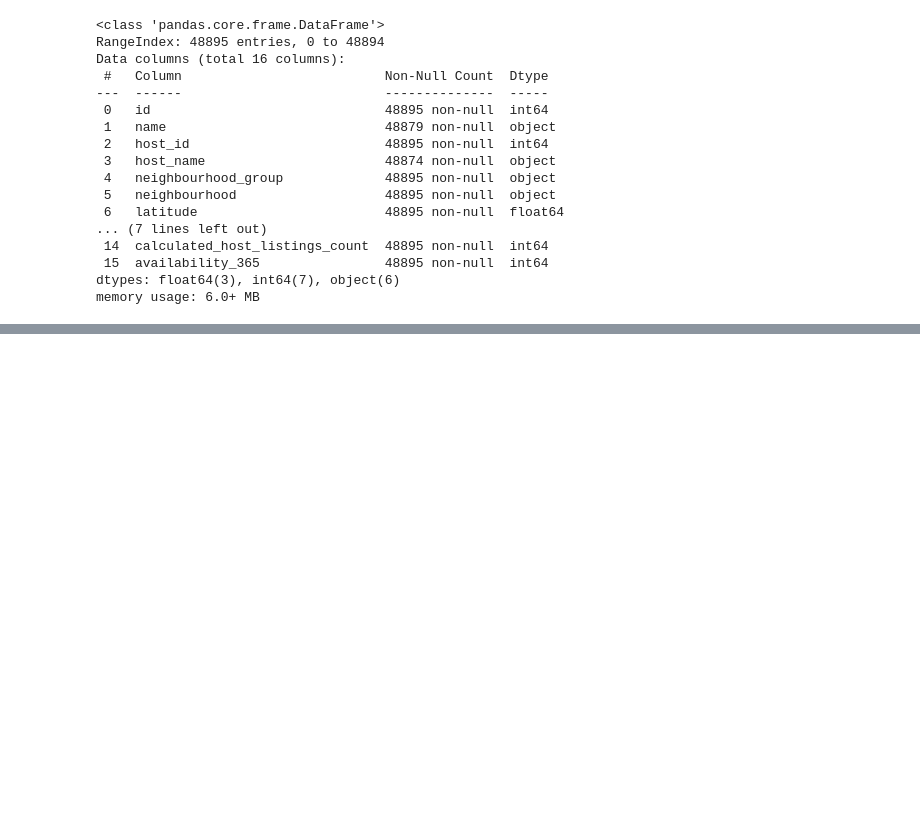
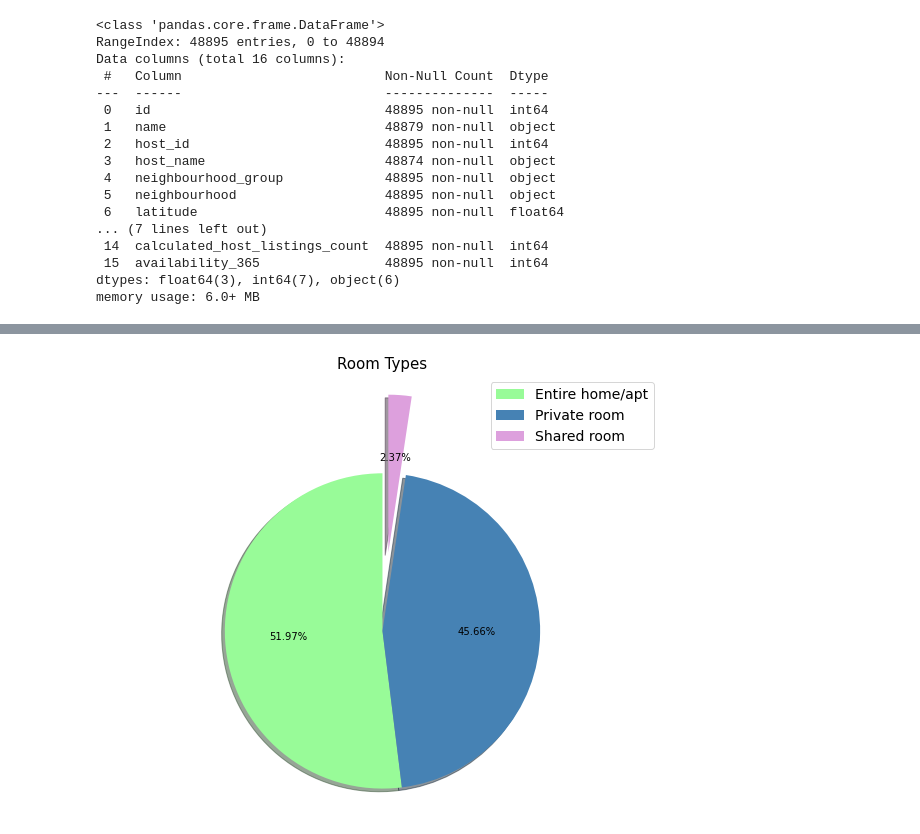
Before and after one commit to Aleksit0/EDA-Scripts, a Jupyter notebook: NewYork_Airbnb.ipynb, the cells around one changed output, grey strips where cells are left out. Drawn from its saved outputs; the diff is of its cells as text; code cells hidden in the pictures; blank space fills up the shorter version.

Commit message:
done first plotting, pie chart

```diff
--- a/NewYork_Airbnb.ipynb
+++ b/NewYork_Airbnb.ipynb
@@ -33,3 +33,6 @@ Data columns (total 16 columns):
  15  availability_365                48895 non-null  int64
 dtypes: float64(3), int64(7), object(6)
 memory usage: 6.0+ MB
+# %%
+ny_data.fillna(0, inplace = True)
+sum(ny_data.duplicated())
@@ -35,0 +58,13 @@ memory usage: 6.0+ MB
+# %%
+# PLOT ROOM TYPES
+room_type = ny_data.groupby('room_type')['latitude'].count().reset_index()
+room_type.rename(columns = {'latitude' : 'n_rooms'}, inplace = True)
+plt.figure(figsize = (10,8))
+plt.pie(room_type['n_rooms'], shadow = True, startangle = 90, explode = (0, 0, 0.5), autopct = '%1.2f%%', colors = ['palegreen', 'steelblue', 'plum'])
+plt.axis('equal')
+plt.legend(labels = room_type['room_type'], loc = 'best', fontsize = '14')
+plt.title('Room Types', fontsize = '15', color = 'black')
+plt.show()
+plt.close()
+# %% [output]
+[figure, added]
```
Also changed, not shown: parts of 3 cells of this notebook.
